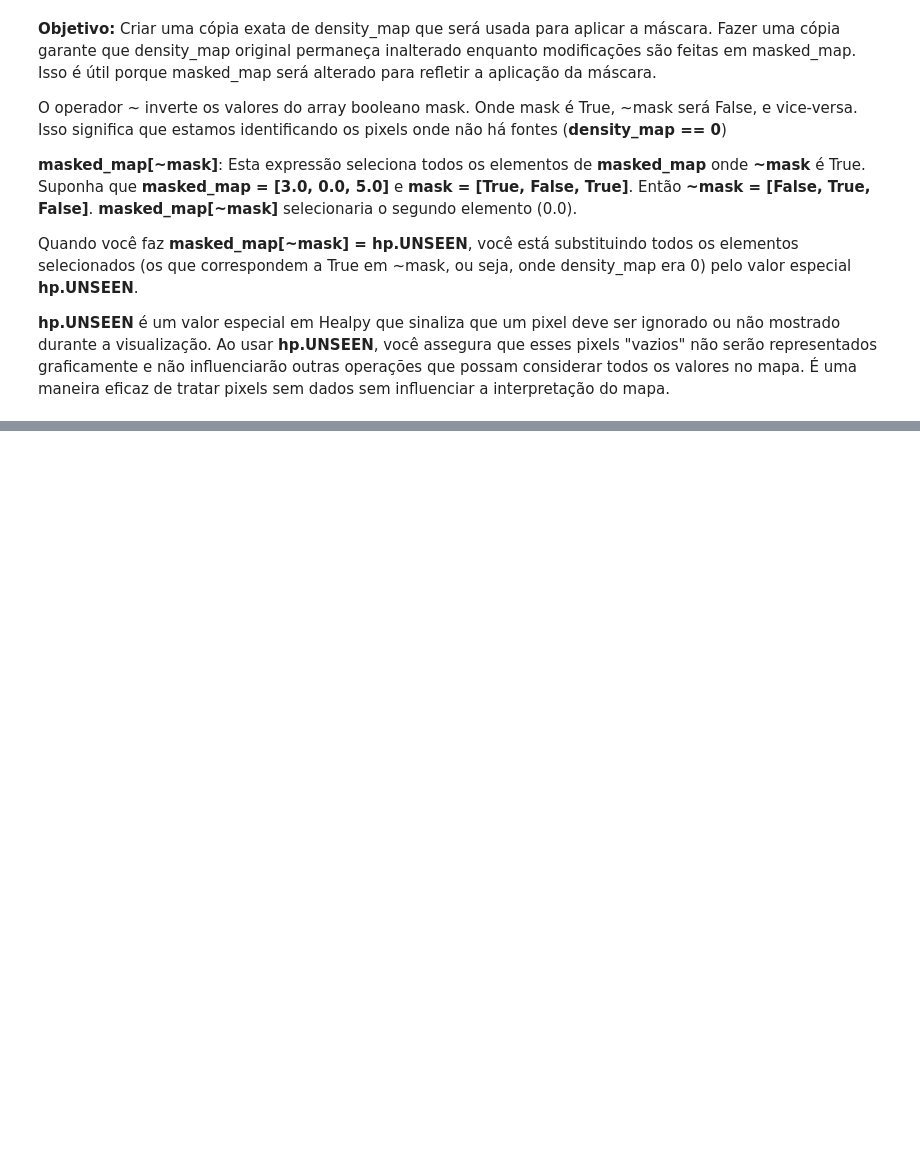
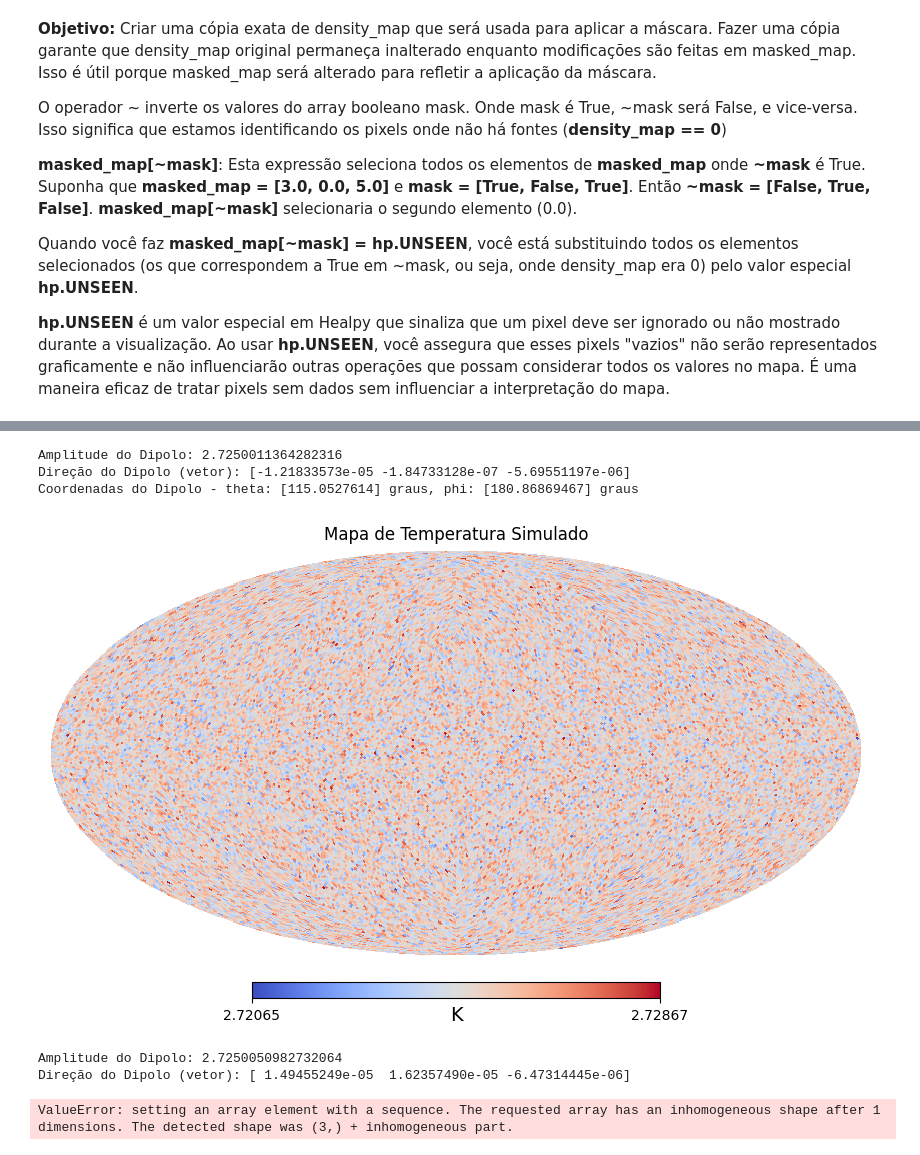
Before and after one commit to alvarosena41/Aprendendo-Healpy, a Jupyter notebook: Aprendendo_Healpy.ipynb, the cells around one changed output, grey strips where cells are left out. Cells and saved outputs as stored; diff of their text form; code cells hidden in the pictures; blank space fills up the shorter version.

```diff
--- a/Aprendendo_Healpy.ipynb
+++ b/Aprendendo_Healpy.ipynb
@@ -203,0 +316,70 @@ plt.show()
+# %%
+import healpy as hp
+import numpy as np
+import matplotlib.pyplot as plt
+
+# Definir o valor de nside para o mapa
+nside = 64  # Resolução do mapa
+npix = hp.nside2npix(nside)  # Número de pixels no mapa
+
+# Criar um mapa de temperatura aleatório
+# Temperaturas aleatórias em torno de um valor médio com flutuações pequenas
+mean_temp = 2.725  # Temperatura média do CMB em Kelvin
+temp_fluctuations = np.random.normal(loc=0, scale=0.001, size=npix)  # Flutuações pequenas
+temperature_map = mean_temp + temp_fluctuations
+# %%
+# Ajustar um dipolo ao mapa de temperatura
+amp, vec = hp.fit_dipole(temperature_map)
+
+# Exibir os resultados do ajuste do dipolo
+print("Amplitude do Dipolo:", amp)
+print("Direção do Dipolo (vetor):", vec)
+
+# Converter a direção do vetor para coordenadas angulares (theta, phi)
+theta, phi = hp.vec2ang(vec)
+print("Coordenadas do Dipolo - theta:", np.degrees(theta), "graus, phi:", np.degrees(phi), "graus")
+
+print('\n')
+
+# Visualizar o mapa de temperatura
+hp.mollview(temperature_map, title="Mapa de Temperatura Simulado", unit="K", cmap='coolwarm')
+plt.show()
+# %% [output]
+Amplitude do Dipolo: 2.7250011364282316
+Direção do Dipolo (vetor): [-1.21833573e-05 -1.84733128e-07 -5.69551197e-06]
+Coordenadas do Dipolo - theta: [115.0527614] graus, phi: [180.86869467] graus
+[figure, added]
+# %%
+import healpy as hp
+import numpy as np
+import matplotlib.pyplot as plt
+
+# Definir o valor de nside para o mapa
+nside = 64  # Resolução do mapa
+npix = hp.nside2npix(nside)  # Número de pixels no mapa
+
+# Criar um mapa de temperatura aleatório
+mean_temp = 2.725  # Temperatura média do CMB em Kelvin
+temp_fluctuations = np.random.normal(loc=0, scale=0.001, size=npix)  # Flutuações pequenas
+temperature_map = mean_temp + temp_fluctuations
+
+# Ajustar um dipolo ao mapa de temperatura
+amp, vec = hp.fit_dipole(temperature_map)
+
+# Exibir os resultados do ajuste do dipolo
+print("Amplitude do Dipolo:", amp)
+print("Direção do Dipolo (vetor):", vec)
+
+# Criar o mapa de dipolo
+dipole_map = hp.pixelfunc.remove_dipole(temperature_map, nest=False, fitval=[amp, vec])
+
+# Subtrair o dipolo ajustado do mapa original para criar o mapa do dipolo
+dipole_only_map = temperature_map - dipole_map
+
+# Visualizar o mapa do dipolo
+hp.mollview(dipole_only_map, title="Mapa de Dipolo Ajustado", unit="K", cmap='coolwarm')
+plt.show()
+# %% [output]
+Amplitude do Dipolo: 2.7250050982732064
+Direção do Dipolo (vetor): [ 1.49455249e-05  1.62357490e-05 -6.47314445e-06]
+ValueError: setting an array element with a sequence. The requested array has an inhomogeneous shape after 1 dimensions. The detected shape was (3,) + inhomogeneous part.
```
Also changed, not shown: parts of 24 cells of this notebook.
